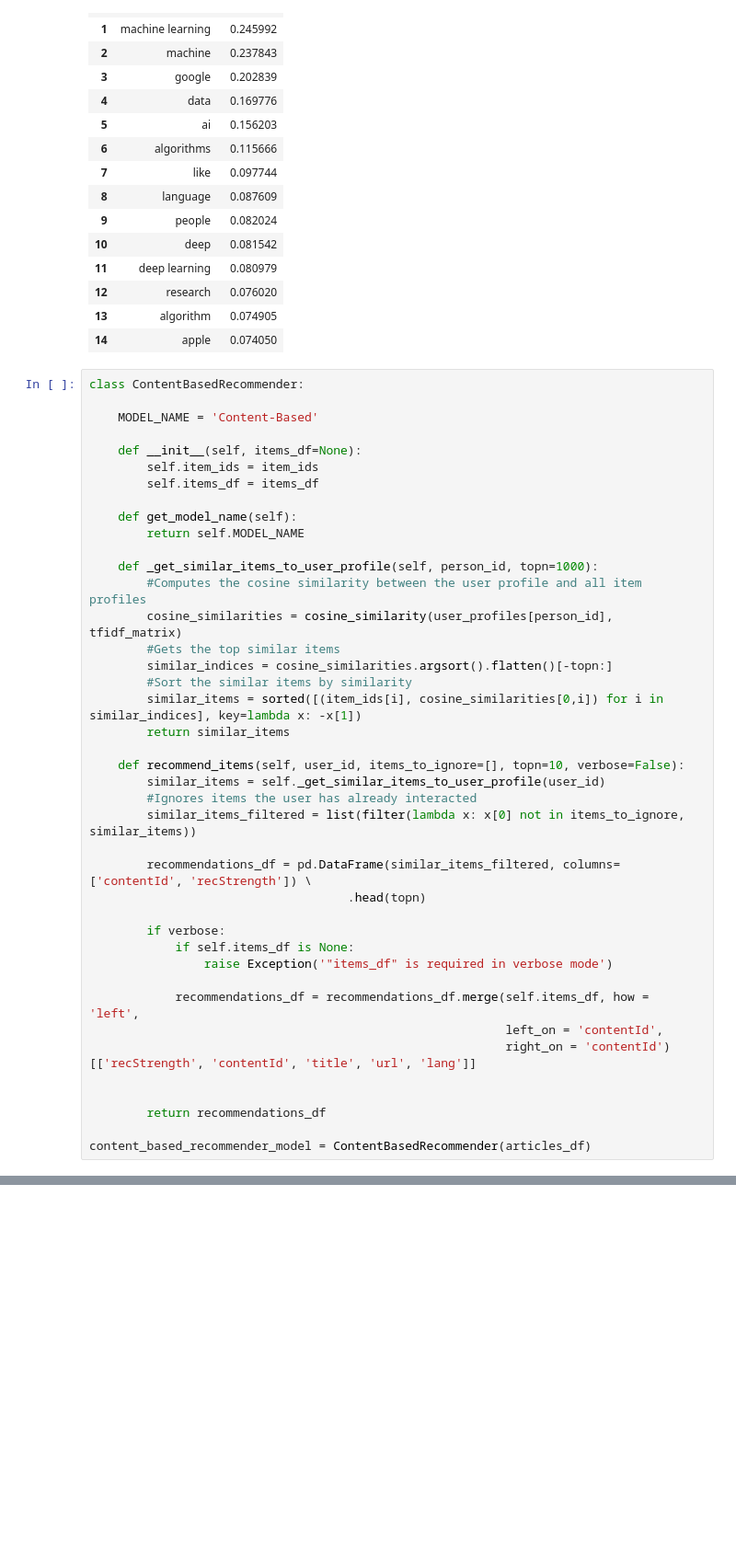
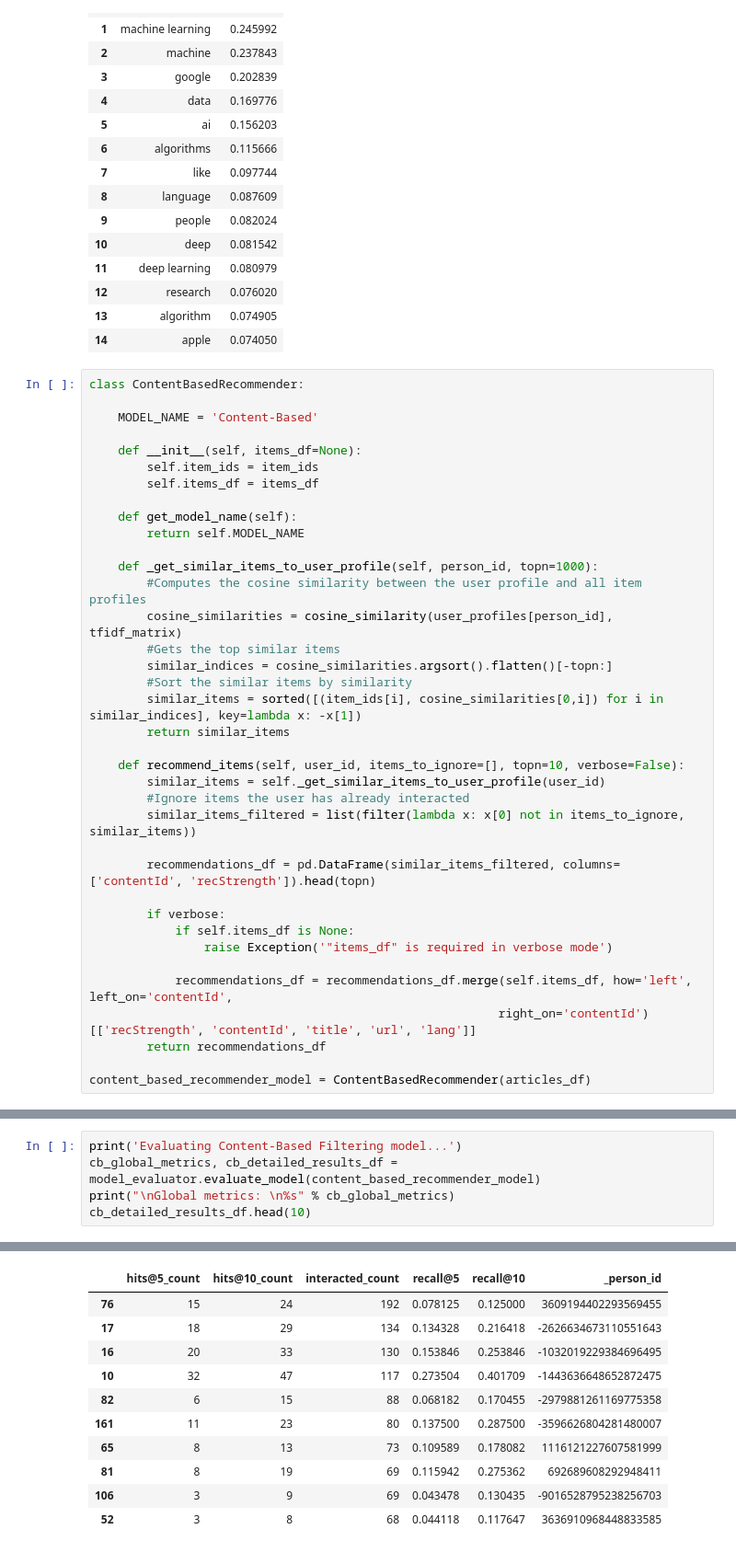
Before and after one commit to JIPiration/kaggles, a Jupyter notebook: Dataset_articles-sharing-and-reading-from-CI&T-DeskDrop/03_recommender-systems-in-python-101.ipynb, the cells around one changed output, grey strips where cells are left out. Shown at 92% size. Drawn from its saved outputs; the diff is of its cells as text; blank space fills up the shorter version.

Commit message:
update: content-based model

```diff
--- a/Dataset_articles-sharing-and-reading-from-CI&T-DeskDrop/03_recommender-systems-in-python-101.ipynb
+++ b/Dataset_articles-sharing-and-reading-from-CI&T-DeskDrop/03_recommender-systems-in-python-101.ipynb
@@ -602,21 +604,17 @@ class ContentBasedRecommender:
 
     def recommend_items(self, user_id, items_to_ignore=[], topn=10, verbose=False):
         similar_items = self._get_similar_items_to_user_profile(user_id)
-        #Ignores items the user has already interacted
+        #Ignore items the user has already interacted
         similar_items_filtered = list(filter(lambda x: x[0] not in items_to_ignore, similar_items))
 
-        recommendations_df = pd.DataFrame(similar_items_filtered, columns=['contentId', 'recStrength']) \
-                                    .head(topn)
+        recommendations_df = pd.DataFrame(similar_items_filtered, columns=['contentId', 'recStrength']).head(topn)
 
         if verbose:
             if self.items_df is None:
                 raise Exception('"items_df" is required in verbose mode')
 
-            recommendations_df = recommendations_df.merge(self.items_df, how = 'left',
-                                                          left_on = 'contentId',
-                                                          right_on = 'contentId')[['recStrength', 'contentId', 'title', 'url', 'lang']]
-
-
+            recommendations_df = recommendations_df.merge(self.items_df, how='left', left_on='contentId',
+                                                         right_on='contentId')[['recStrength', 'contentId', 'title', 'url', 'lang']]
         return recommendations_df
 
 content_based_recommender_model = ContentBasedRecommender(articles_df)
@@ -622,0 +623,6 @@ content_based_recommender_model = ContentBasedRecommender(articles_df)
+# %%
+print('Evaluating Content-Based Filtering model...')
+cb_global_metrics, cb_detailed_results_df = model_evaluator.evaluate_model(content_based_recommender_model)
+print("\nGlobal metrics: \n%s" % cb_global_metrics)
+cb_detailed_results_df.head(10)
+# %% [output]
@@ -622,0 +634,11 @@ content_based_recommender_model = ContentBasedRecommender(articles_df)
+|  | hits@5_count | hits@10_count | interacted_count | recall@5 | recall@10 | _person_id |
+| 76 | 15 | 24 | 192 | 0.078125 | 0.125000 | 3609194402293569455 |
+| 17 | 18 | 29 | 134 | 0.134328 | 0.216418 | -2626634673110551643 |
+| 16 | 20 | 33 | 130 | 0.153846 | 0.253846 | -1032019229384696495 |
+| 10 | 32 | 47 | 117 | 0.273504 | 0.401709 | -1443636648652872475 |
+| 82 | 6 | 15 | 88 | 0.068182 | 0.170455 | -2979881261169775358 |
+| 161 | 11 | 23 | 80 | 0.137500 | 0.287500 | -3596626804281480007 |
+| 65 | 8 | 13 | 73 | 0.109589 | 0.178082 | 1116121227607581999 |
+| 81 | 8 | 19 | 69 | 0.115942 | 0.275362 | 692689608292948411 |
+| 106 | 3 | 9 | 69 | 0.043478 | 0.130435 | -9016528795238256703 |
+| 52 | 3 | 8 | 68 | 0.044118 | 0.117647 | 3636910968448833585 |
```
Also changed, not shown: parts of 20 cells of this notebook.
